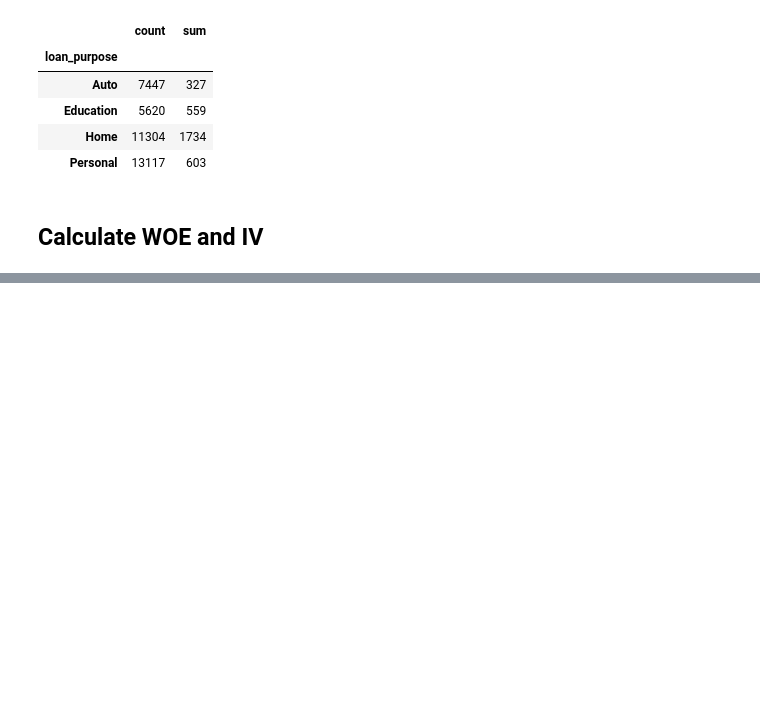
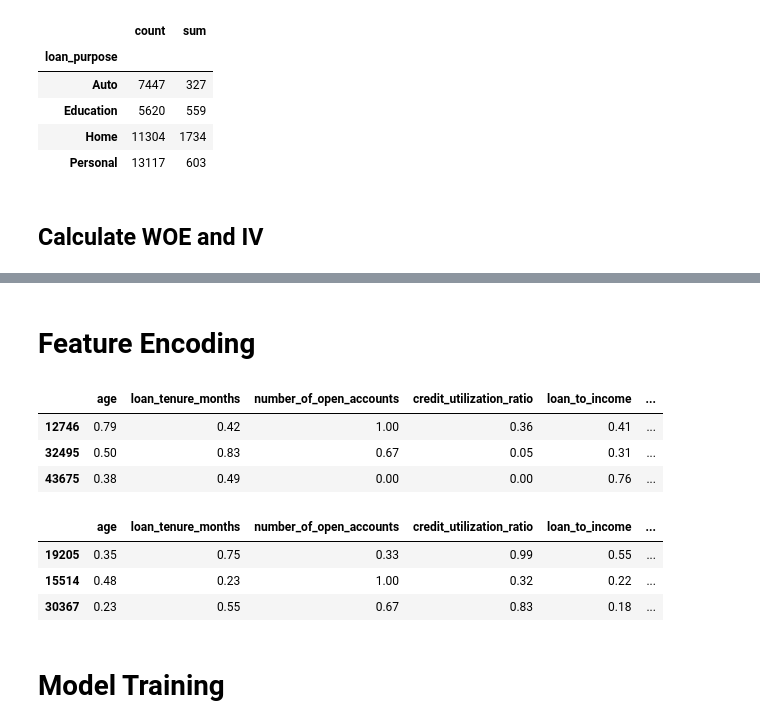
Before and after one commit to varun0532/Credit_Risk_Model, a Jupyter notebook: notebooks/01_data_loading.ipynb, the cells around one changed output, grey strips where cells are left out. Drawn from its saved outputs; the diff is of its cells as text; code cells hidden in the pictures; blank space fills up the shorter version.

```diff
--- a/notebooks/01_data_loading.ipynb
+++ b/notebooks/01_data_loading.ipynb
@@ -845,0 +905,3 @@ def calculate_woe_iv(df, feature, target):
+# %%
+selected_features_iv = [feature for feature, iv in iv_values.items() if iv >0.02]
+selected_features_iv
@@ -845,0 +919,23 @@ def calculate_woe_iv(df, feature, target):
+# %% [markdown]
+# Feature Encoding
+# %%
+X_train_reduced = X_train_1[selected_features_iv]
+X_test_reduced = X_test[selected_features_iv]
+# %%
+X_train_encoded = pd.get_dummies(X_train_reduced, drop_first = True, dtype ='int')
+X_train_encoded.head(3)
+# %% [output]
+|  | age | loan_tenure_months | number_of_open_accounts | credit_utilization_ratio | loan_to_income | ... |
+| 12746 | 0.79 | 0.42 | 1.00 | 0.36 | 0.41 | ... |
+| 32495 | 0.50 | 0.83 | 0.67 | 0.05 | 0.31 | ... |
+| 43675 | 0.38 | 0.49 | 0.00 | 0.00 | 0.76 | ... |
+# %%
+X_test_encoded = pd.get_dummies(X_test_reduced, drop_first = True, dtype = 'int')
+X_test_encoded.head(3)
+# %% [output]
+|  | age | loan_tenure_months | number_of_open_accounts | credit_utilization_ratio | loan_to_income | ... |
+| 19205 | 0.35 | 0.75 | 0.33 | 0.99 | 0.55 | ... |
+| 15514 | 0.48 | 0.23 | 1.00 | 0.32 | 0.22 | ... |
+| 30367 | 0.23 | 0.55 | 0.67 | 0.83 | 0.18 | ... |
+# %% [markdown]
+# Model Training
```
Also changed, not shown: parts of 35 cells of this notebook.
